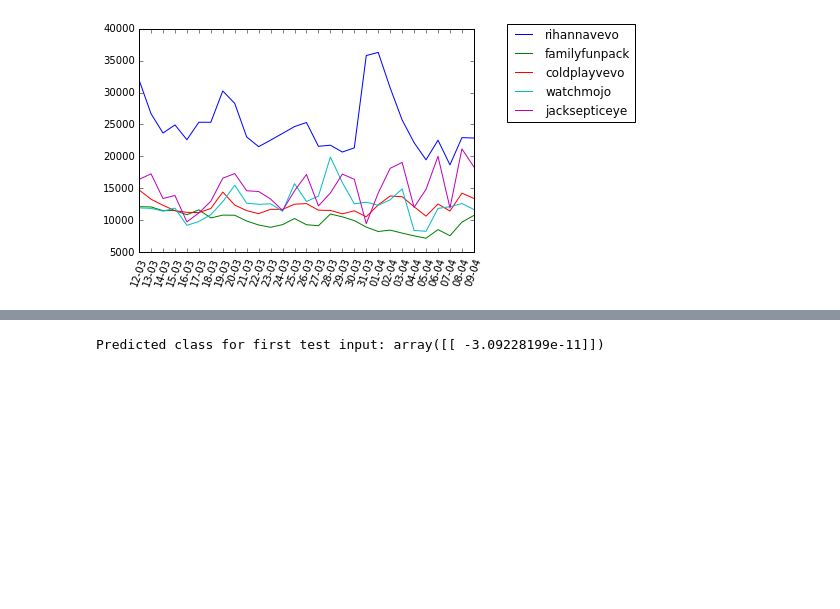
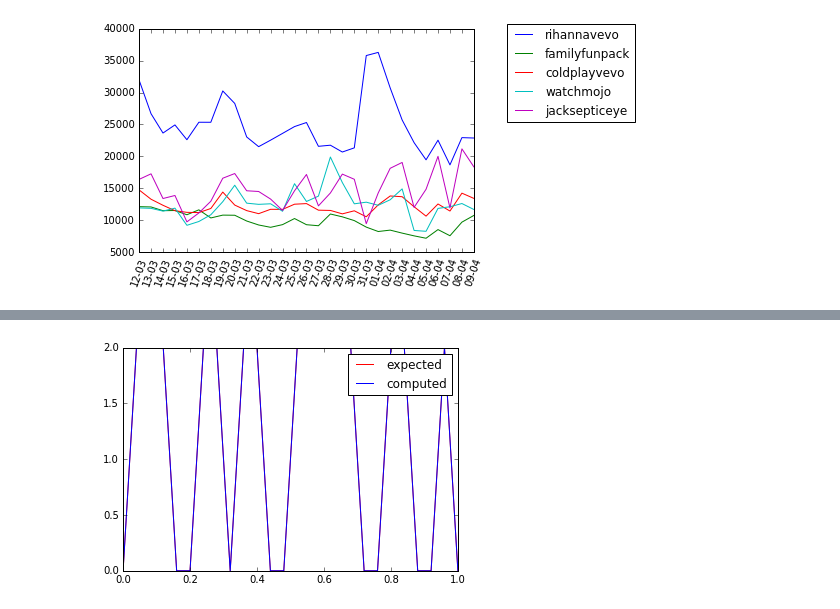
Before and after one commit to scoiatael/MSIwZiSP, a Jupyter notebook: data_manipulation.ipynb, the cells around one changed output, grey strips where cells are left out. Drawn from its saved outputs; the diff is of its cells as text; code cells hidden in the pictures; blank space fills up the shorter version.

```diff
--- a/data_manipulation.ipynb
+++ b/data_manipulation.ipynb
@@ -76,3 +81,11 @@ network = lasagne.layers.DenseLayer(lasagne.layers.dropout(l_in, 0.5),
+# %%
+network = lasagne.layers.DenseLayer(network,
+                                    100,
+                                     W=lasagne.init.GlorotUniform(),
+                                    nonlinearity = lasagne.nonlinearities.rectify)
+network = lasagne.layers.DenseLayer(network,
+                                    3,
+                                    nonlinearity = lasagne.nonlinearities.softmax)
 # %%
 # create loss function
 prediction = lasagne.layers.get_output(network)
@@ -89,0 +105,3 @@ train_fn = theano.function([input_var, target_var], loss, updates=updates)
+# %%
+test_prediction = lasagne.layers.get_output(network, deterministic=True)
+predict_fn = theano.function([input_var], T.argmax(test_prediction, axis=1))
@@ -116,6 +131,15 @@ Epoch 100: Loss 1.67855e+08
-# %%
-test_prediction = lasagne.layers.get_output(network, deterministic=True)
-predict_fn = theano.function([input_var],test_prediction)
-print("Predicted class for first test input: %r" % predict_fn(array(test[][0])[None, :]))
-# %% [output]
-Predicted class for first test input: array([[ -3.09228199e-11]])
+# %%
+def plot_results(data_set):
+    data = []
+    for var in data_set:
+        test_batch = var[:, :-1]
+        prediction = predict_fn(test_batch)
+        data.append([var[0,0]+0.5, var[0, -1], prediction[0]])
+    data = array(data)
+    plot(data[:, 0], data[:, 1], label='expected', color='r')
+    plot(data[:, 0], data[:, 2], label='computed', color='b')
+    legend()
+# %%
+plot_results(train_scaled)
+# %% [output]
+[figure, added]
```
Also changed, not shown: parts of 14 cells of this notebook, 1 other file.
